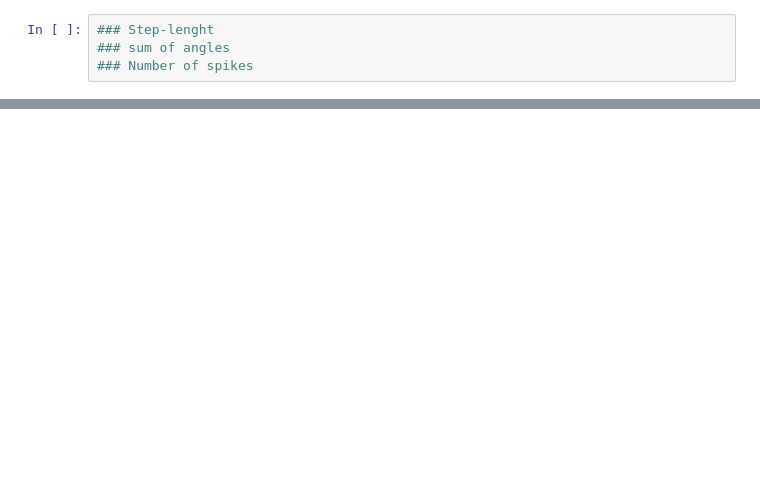
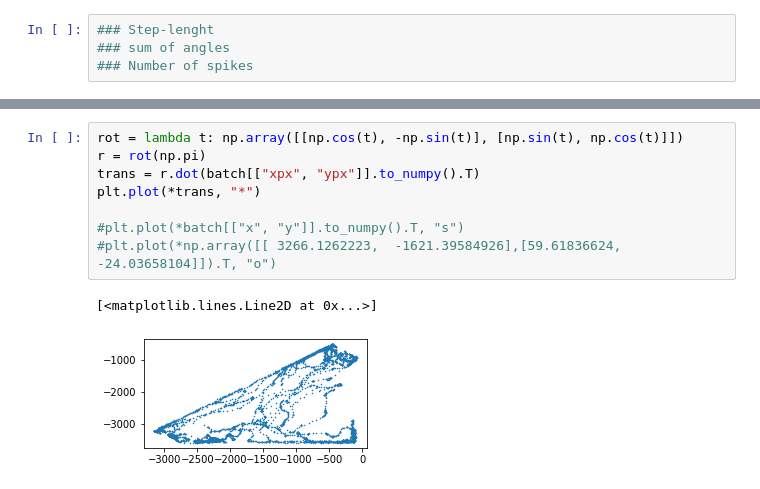
Before and after one commit to UlrikeScherer/Fish-Tracking-Visualization, a Jupyter notebook: Metrics.ipynb, the cells around one changed output, grey strips where cells are left out. Drawn from its saved outputs; the diff is of its cells as text; blank space fills up the shorter version.

```diff
--- a/Metrics.ipynb
+++ b/Metrics.ipynb
@@ -29,0 +107,11 @@ bdf = csv_of_the_day('23484201', days[25], is_back=False)
+# %%
+rot = lambda t: np.array([[np.cos(t), -np.sin(t)], [np.sin(t), np.cos(t)]])
+r = rot(np.pi)
+trans = r.dot(batch[["xpx", "ypx"]].to_numpy().T)
+plt.plot(*trans, "*")
+
+#plt.plot(*batch[["x", "y"]].to_numpy().T, "s")
+#plt.plot(*np.array([[ 3266.1262223,  -1621.39584926],[59.61836624, -24.03658104]]).T, "o")
+# %% [output]
+[<matplotlib.lines.Line2D at 0x...>]
+[figure, added]
```
Also changed, not shown: parts of 17 cells of this notebook, 8 other files.
